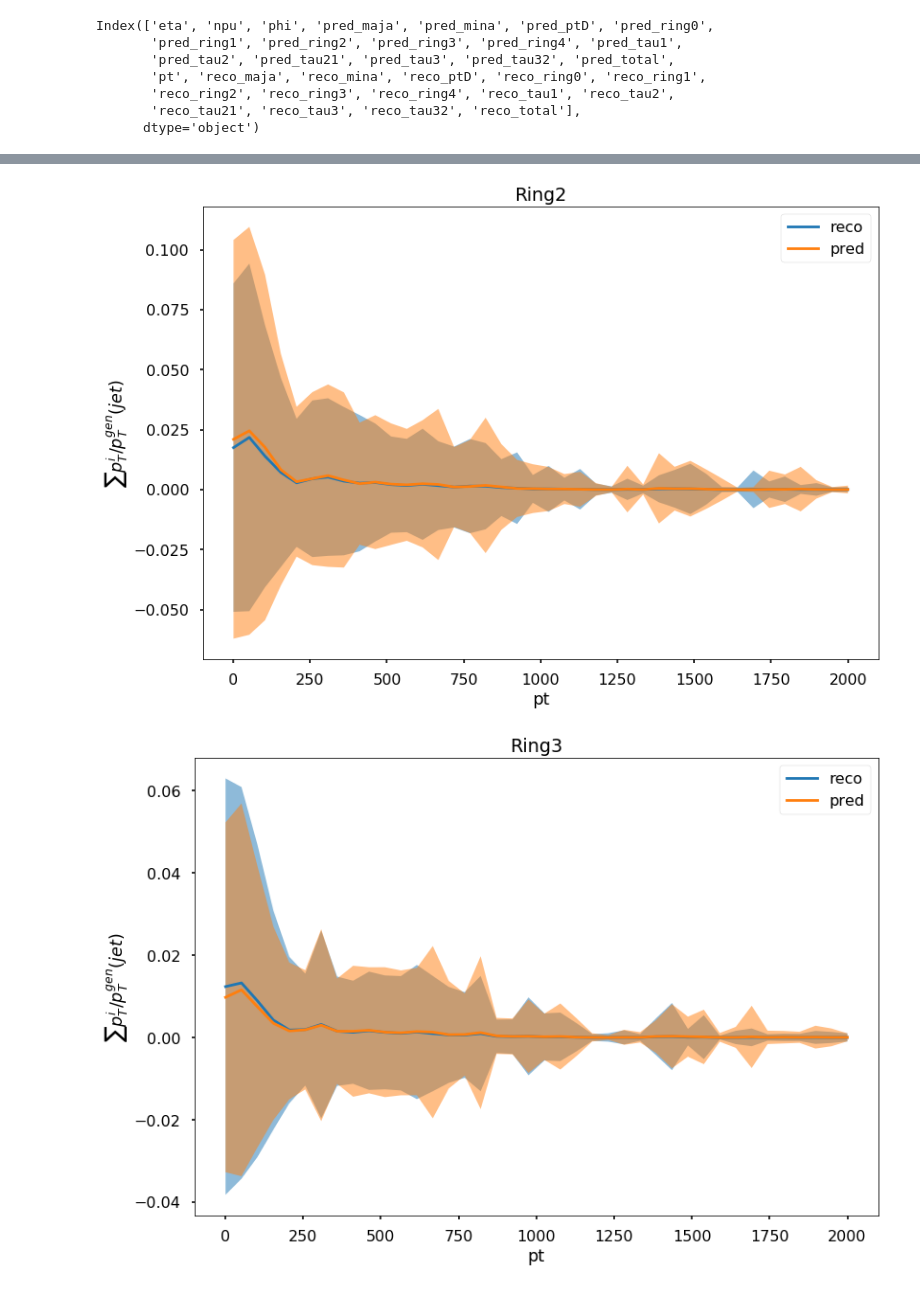
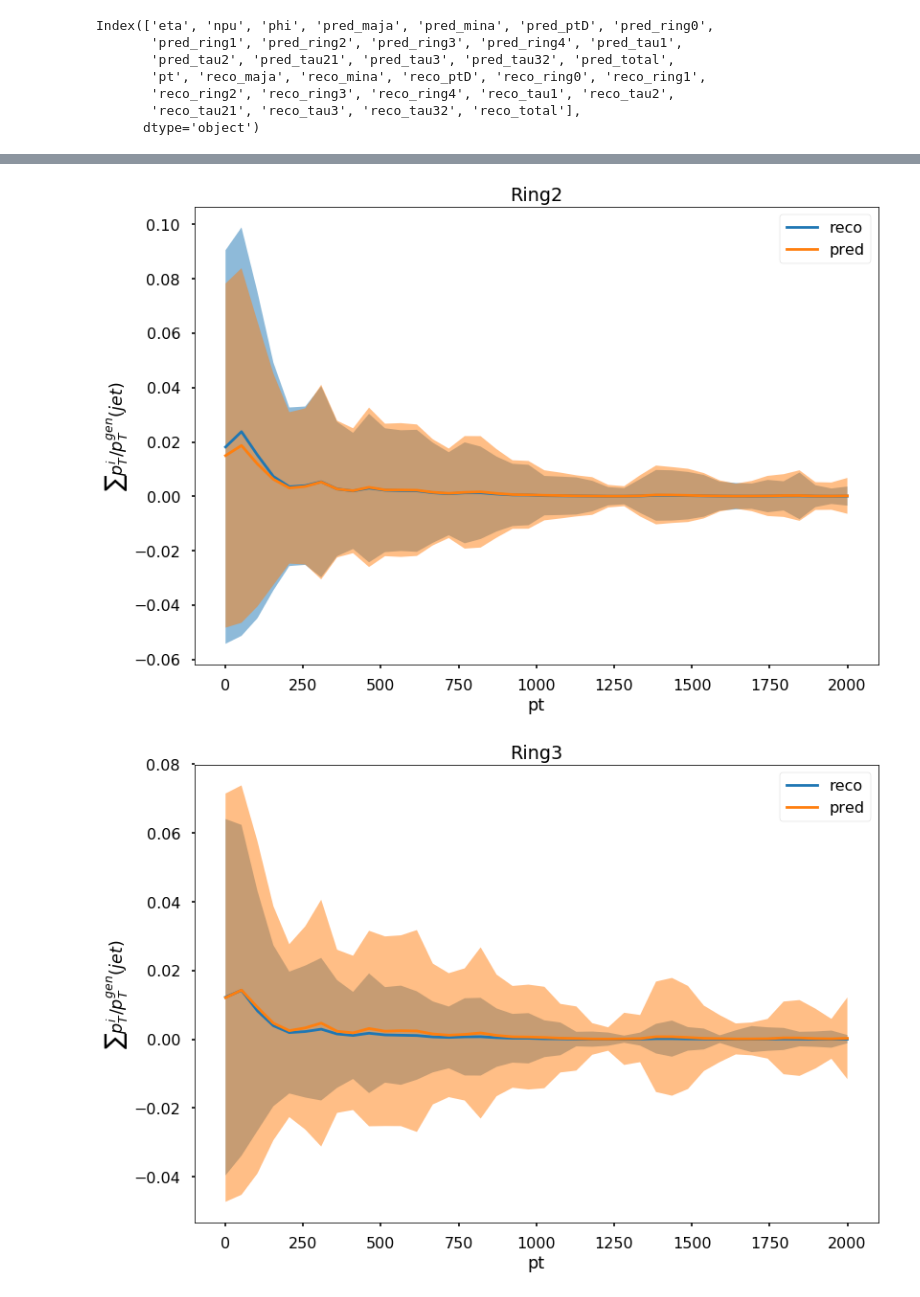
Before and after one commit to alberto-giampaolo/Ganja, a Jupyter notebook: GanjaPy/Exercises.ipynb, the cells around one changed output, grey strips where cells are left out. Drawn from its saved outputs; the diff is of its cells as text; code cells hidden in the pictures.

```diff
--- a/GanjaPy/Exercises.ipynb
+++ b/GanjaPy/Exercises.ipynb
@@ -50,12 +44,12 @@ plotting.distrib_metric(df['reco_ptD'],df['pred_ptD'],xlabel="ptD",bins=50,range
 # %%
-plotting.show_moments(df['reco_total'].as_matrix(),df['pred_total'].as_matrix(),df['pt'],np.linspace(1,2000,40),xlabel='pt',title='Total')
+plotting.show_moments(df3['reco_total'].as_matrix(),df3['pred_total'].as_matrix(),df3['pt'],np.linspace(1,2000,40),xlabel='pt',title='Total')
 plt.show()
-plotting.show_moments(df['reco_ring1'].as_matrix(),df['pred_ring1'].as_matrix(),df['pt'],np.linspace(1,2000,40),xlabel='pt',title='Ring1')
+plotting.show_moments(df3['reco_ring1'].as_matrix(),df3['pred_ring1'].as_matrix(),df3['pt'],np.linspace(1,2000,40),xlabel='pt',title='Ring1')
 plt.show()
-plotting.show_moments(df['reco_ring2'].as_matrix(),df['pred_ring2'].as_matrix(),df['pt'],np.linspace(1,2000,40),xlabel='pt',title='Ring2')
+plotting.show_moments(df3['reco_ring2'].as_matrix(),df3['pred_ring2'].as_matrix(),df3['pt'],np.linspace(1,2000,40),xlabel='pt',title='Ring2')
 plt.show()
-plotting.show_moments(df['reco_ring3'].as_matrix(),df['pred_ring3'].as_matrix(),df['pt'],np.linspace(1,2000,40),xlabel='pt',title='Ring3')
+plotting.show_moments(df3['reco_ring3'].as_matrix(),df3['pred_ring3'].as_matrix(),df3['pt'],np.linspace(1,2000,40),xlabel='pt',title='Ring3')
 plt.show()
-plotting.show_moments(df['reco_ring4'].as_matrix(),df['pred_ring4'].as_matrix(),df['pt'],np.linspace(1,2000,40),xlabel='pt',title='Ring4')
+plotting.show_moments(df3['reco_ring4'].as_matrix(),df3['pred_ring4'].as_matrix(),df3['pt'],np.linspace(1,2000,40),xlabel='pt',title='Ring4')
 plt.show()
 # %% [output]
@@ -64,2 +58,2 @@ plt.show()
-[figure, old version]
+[figure, new version]
-[figure, old version]
+[figure, new version]
```
Also changed, not shown: parts of 9 cells of this notebook.
